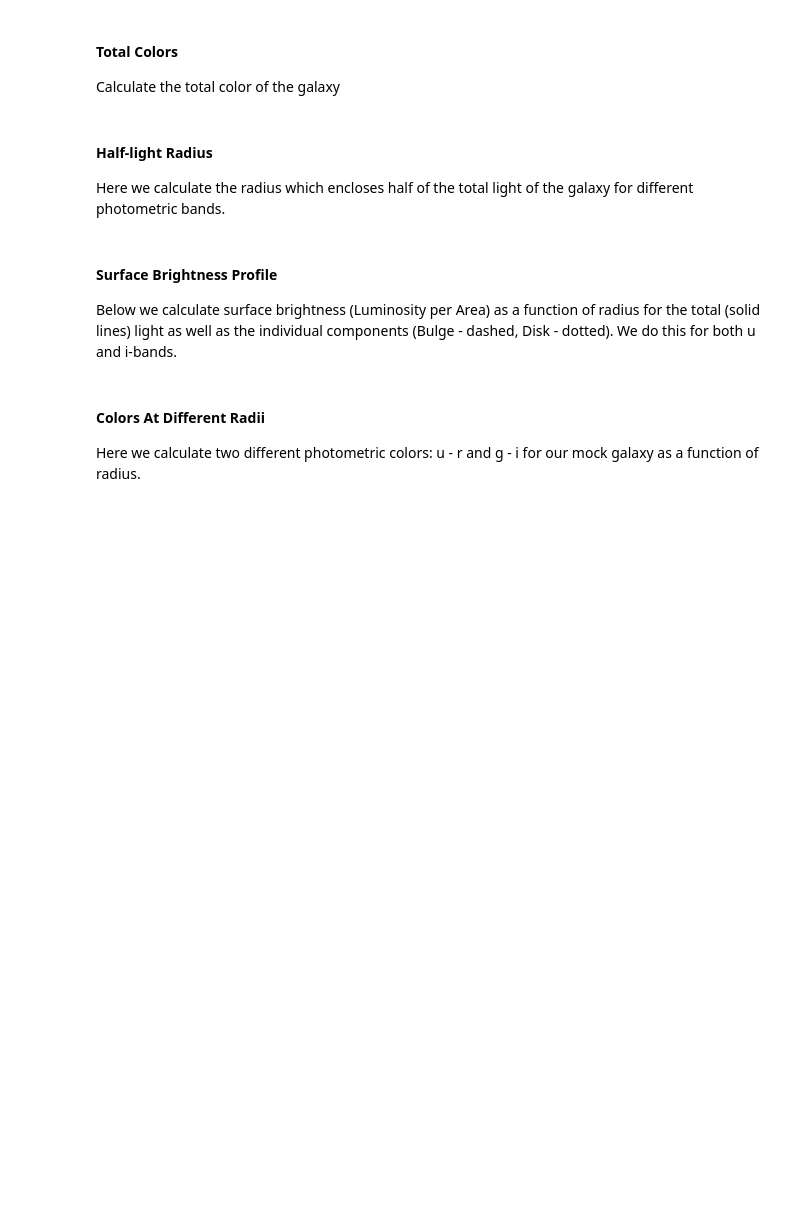
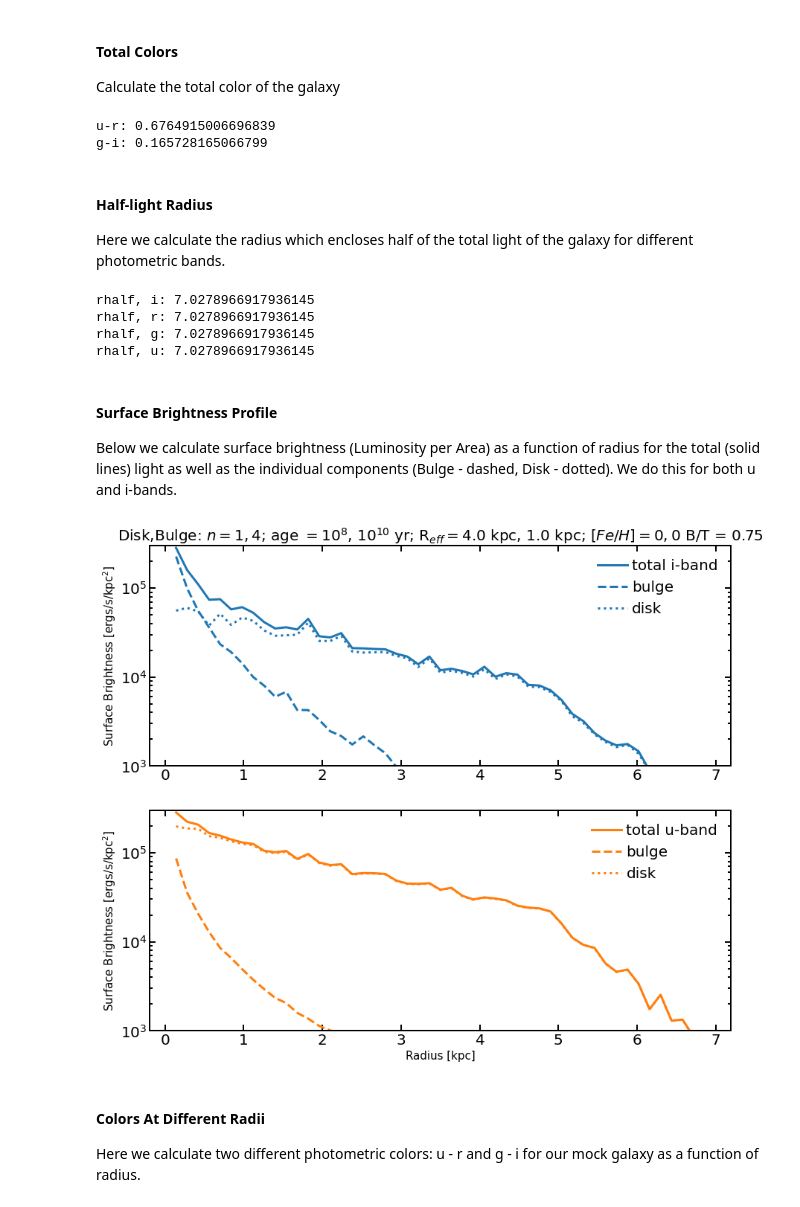
Before and after one commit to mtremmel/PY4111_Galaxies, a Jupyter notebook: ProblemSet2_MakingAGalaxy.ipynb, the cells around one changed output. Cells and saved outputs as stored; diff of their text form; code cells hidden in the pictures; blank space fills up the shorter version.

```diff
--- a/ProblemSet2_MakingAGalaxy.ipynb
+++ b/ProblemSet2_MakingAGalaxy.ipynb
@@ -158,17 +163,14 @@ src_tot = src_disk+src_bulge
 #convert to absolute magnitudes using the distance modulus
 # (the same for each component since the galaxy is at a single distance)
 
-mag_i = src_tot.mags['LSST_i'] - src_disk.sp.dist_mod
-mag_r = src_tot.mags['LSST_r'] - src_disk.sp.dist_mod
-mag_g = src_tot.mags['LSST_g'] - src_disk.sp.dist_mod
-mag_u = src_tot.mags['LSST_u'] - src_disk.sp.dist_mod
+# Calculate the total fluxes from the absolute magnitudes
 
-# calculate total colours of the galaxy
+total_flux_i = (10**(-0.4*(src_tot.mags['LSST_i'] - src_disk.sp.dist_mod))).sum()
+total_flux_r = (10**(-0.4*(src_tot.mags['LSST_r'] - src_disk.sp.dist_mod))).sum()
+total_flux_g = (10**(-0.4*(src_tot.mags['LSST_g'] - src_disk.sp.dist_mod))).sum()
+total_flux_u = (10**(-0.4*(src_tot.mags['LSST_u'] - src_disk.sp.dist_mod))).sum()
 
-total_flux_i = (10**(-0.4*mag_i)).sum()
-total_flux_r = (10**(-0.4*mag_r)).sum()
-total_flux_g = (10**(-0.4*mag_g)).sum()
-total_flux_u = (10**(-0.4*mag_u)).sum()
+#Define the total magnitude from the total flux and calculate colors
 
 tot_mag_i = -2.5*np.log10(total_flux_i)
 tot_mag_r = -2.5*np.log10(total_flux_r)
@@ -177,6 +179,9 @@ tot_mag_u = -2.5*np.log10(total_flux_u)
 
 print('u-r:', tot_mag_u-tot_mag_r)
 print('g-i:', tot_mag_g-tot_mag_i)
+# %% [output]
+u-r: 0.6764915006696839
+g-i: 0.165728165066799
 # %% [markdown]
 <h4> Half-light Radius </h4>
 
@@ -191,10 +196,10 @@ radius_bulge = np.array(np.sqrt((src_bulge.x-xy_dim/2)**2+(src_bulge.y-xy_dim/2)
 order_r = np.argsort(radius)
 
 #Cumulative sum of total star population (disk + bulge)
-total_flux_i_rad = np.cumsum(10**(-0.4*mag_i[order_r]))
-total_flux_r_rad = np.cumsum(10**(-0.4*mag_r[order_r]))
-total_flux_g_rad = np.cumsum(10**(-0.4*mag_g[order_r]))
-total_flux_u_rad = np.cumsum(10**(-0.4*mag_u[order_r]))
+total_flux_i_rad = np.cumsum(10**(-0.4*src_tot.mags['LSST_i'][order_r]))
+total_flux_r_rad = np.cumsum(10**(-0.4*src_tot.mags['LSST_r'][order_r]))
+total_flux_g_rad = np.cumsum(10**(-0.4*src_tot.mags['LSST_g'][order_r]))
+total_flux_u_rad = np.cumsum(10**(-0.4*src_tot.mags['LSST_u'][order_r]))
 
 #Find half-light radius
 r_half_i = radius[order_r[np.argmin(np.abs(total_flux_i_rad/total_flux_i-0.5))]]
@@ -207,6 +212,11 @@ print("rhalf, i:", r_half_i)
 print("rhalf, r:", r_half_r)
 print("rhalf, g:", r_half_g)
 print("rhalf, u:", r_half_u)
+# %% [output]
+rhalf, i: 7.0278966917936145
+rhalf, r: 7.0278966917936145
+rhalf, g: 7.0278966917936145
+rhalf, u: 7.0278966917936145
 # %% [markdown]
 <h4> Surface Brightness Profile </h4>
 
@@ -215,14 +225,14 @@ Below we calculate surface brightness (Luminosity per Area) as a function of rad
 #Calculate total luminosities in radial bins
 
 lum_tot_i, bins = np.histogram(np.array(radius), range=[0,7],bins=50,
-         weights=10**(-0.4*(mag_i-mag_sun['LSST_i'])))
+         weights=10**(-0.4*(src_tot.mags['LSST_i'] - src_disk.sp.dist_mod-mag_sun['LSST_i'])))
 lum_bulge_i, bins = np.histogram(np.array(radius_bulge), range=[0,7],bins=50,
          weights=10**(-0.4*(src_bulge.mags['LSST_i'] - src_bulge.sp.dist_mod-mag_sun['LSST_i'])))
 lum_disk_i, bins = np.histogram(np.array(radius_disk), range=[0,7],bins=50,
          weights=10**(-0.4*(src_disk.mags['LSST_i'] - src_disk.sp.dist_mod-mag_sun['LSST_i'])))
 
 lum_tot_u, bins = np.histogram(np.array(radius), range=[0,7],bins=50,
-         weights=10**(-0.4*(mag_u-mag_sun['LSST_u'])))
+         weights=10**(-0.4*(src_tot.mags['LSST_u'] - src_disk.sp.dist_mod-mag_sun['LSST_u'])))
 lum_bulge_u, bins = np.histogram(np.array(radius_bulge), range=[0,7],bins=50,
          weights=10**(-0.4*(src_bulge.mags['LSST_u'] - src_bulge.sp.dist_mod-mag_sun['LSST_u'])))
 lum_disk_u, bins = np.histogram(np.array(radius_disk), range=[0,7],bins=50,
@@ -237,36 +247,38 @@ plt.subplot(211)
 
 plt.plot(bins[:-1],lum_tot_i/da, color='C0',label='total i-band',lw=3)
 plt.plot(bins[:-1],lum_bulge_i/da, color='C0',ls='--',label='bulge',lw=3)
 plt.plot(bins[:-1],lum_disk_i/da, color='C0',ls=':', label='disk',lw=3)
 plt.legend(fontsize=20)
 plt.yscale('log')
 plt.ylim(1e3,3e5)
-plt.ylabel('Surface Brightness [ergs/s/kpc$^2$]', fontsize=25)
+plt.ylabel('Surface Brightness [ergs/s/kpc$^2$]', fontsize=15)
 plt.yticks(fontsize=20)
 plt.xticks(fontsize=20)
 plt.title('Disk,Bulge: $n= '+str(Disk_Properties['n'])+', '+str(Bulge_Properties['n'])+
           '$; age $= 10^{'+str(Disk_Properties['log age'])+'}$, $10^{'+str(Bulge_Properties['log age'])+'}$ yr; R$_{eff} = $'+
          str(Disk_Properties['R_eff'])+', '+str(Bulge_Properties['R_eff'])+'; $[Fe/H] = '+
           str(Disk_Properties['feh'])+', '+str(Bulge_Properties['feh'])+'$ B/T = '+str(Mbulge_Mtot_Ratio), fontsize=20)
 
 plt.subplot(212)
 
 plt.plot(bins[:-1],lum_tot_u/da, color='C1',label='total u-band',lw=3)
 plt.plot(bins[:-1],lum_bulge_u/da, color='C1',ls='--',label='bulge',lw=3)
 plt.plot(bins[:-1],lum_disk_u/da, color='C1',ls=':',label='disk',lw=3)
 plt.yscale('log')
 plt.ylim(1e3,3e5)
-plt.xlabel('Radius [kpc]', fontsize=25)
-plt.ylabel('Surface Brightness [ergs/s/kpc$^2$]', fontsize=25)
+plt.xlabel('Radius [kpc]', fontsize=15)
+plt.ylabel('Surface Brightness [ergs/s/kpc$^2$]', fontsize=15)
 plt.yticks(fontsize=20)
 plt.xticks(fontsize=20)
 
 plt.legend(fontsize=20)
 
 #SAVE THE IMAGE (EDIT THE NAME)
 #WARNING! You need to change the name if you don't want to overwrite a previous image!
 #Please keep '.pdf' in the name
 plt.savefig('SurfaceBrightnessProfiles.pdf')
+# %% [output]
+[figure, added]
 # %% [markdown]
 <h4> Colors At Different Radii </h4>
 
```
Also changed, not shown: parts of 3 cells of this notebook.
